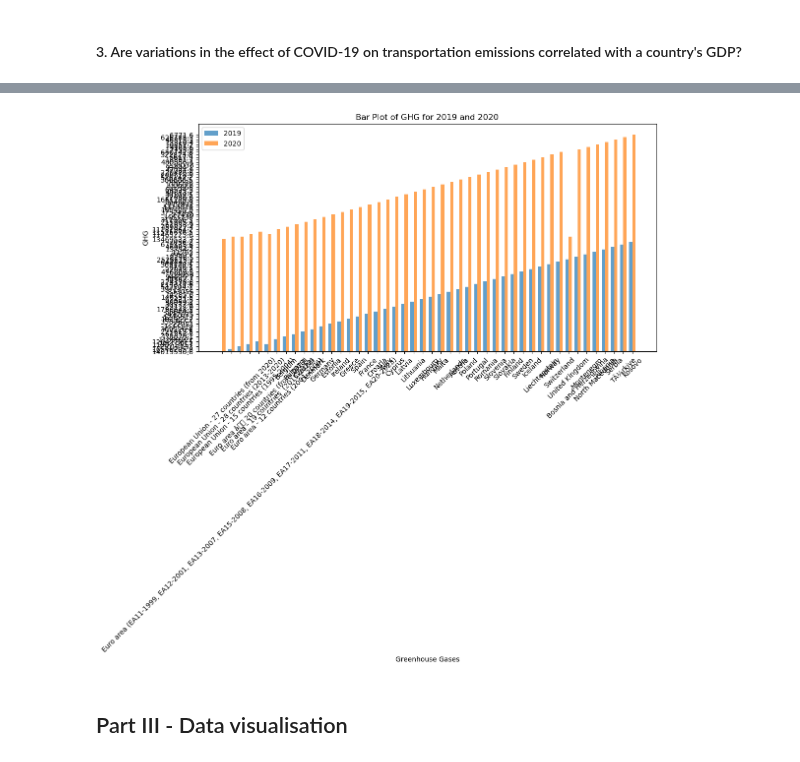
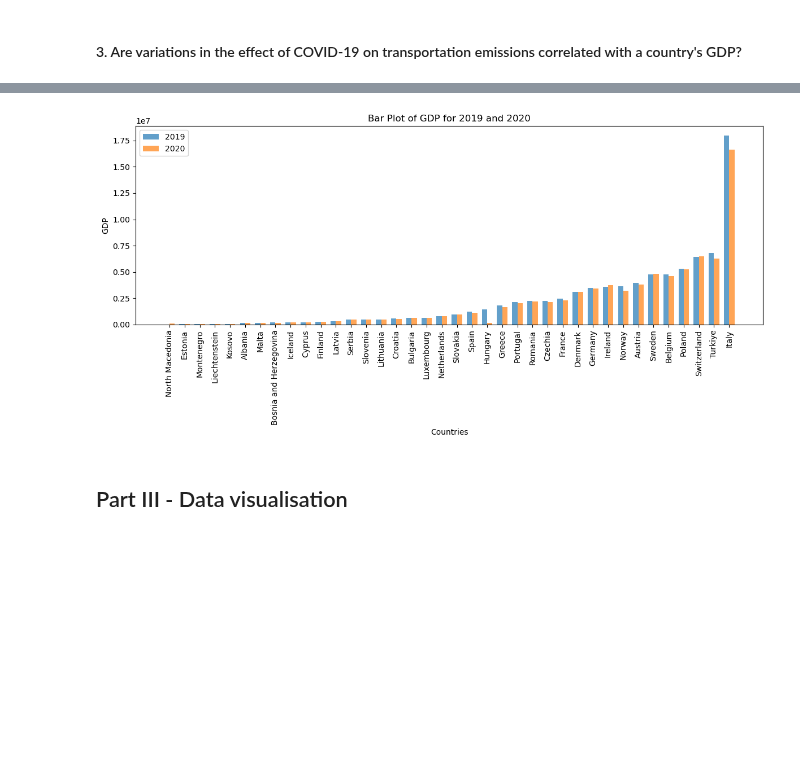
Before and after one commit to HHappy7/TIL6010-GroupProject, a Jupyter notebook: GroupProject-Layout.ipynb, the cells around one changed output, grey strips where cells are left out. Drawn from its saved outputs; the diff is of its cells as text; code cells hidden in the pictures; blank space fills up the shorter version.

Commit message:
GDP_Graph2

```diff
--- a/GroupProject-Layout.ipynb
+++ b/GroupProject-Layout.ipynb
@@ -108,7 +108,15 @@ for i in range(2013,2023):
     else:
         df_GDP.drop(str(i), axis=1, inplace=True)
 
-df_GDP.drop()
+for i in range(0, 7):
+    df_GDP.drop(i, axis=0, inplace=True)
+
+df_GDP.drop(38, axis=0, inplace=True)
+
+df_GDP['2019'] = df_GDP['2019'].str.replace(',', '').astype(float)
+df_GDP['2020'] = df_GDP['2020'].str.replace(',', '').astype(float)
+
+df_GDP['COUNTRY'] = df_GDP['COUNTRY'].replace('TÃ¼rkiye', 'Turkiye')
 
 df_GDP
 # %% [output]
@@ -243,33 +247,39 @@ df_GDP
-# %%
-# Sample data
-countries = df_GDP['COUNTRY']
-gdp_2019 = df_GDP['2019']
-gdp_2020 = df_GDP['2020']
-
-# Create an array of x values for the bar positions
-x = np.arange(len(countries))
-
-# Set the width of the bars
-bar_width = 0.35
-
-# Create the bar plot
-plt.figure(figsize=(12, 6))
-plt.bar(x - bar_width/2, gdp_2019, bar_width, label='2019', alpha=0.7)
-plt.bar(x + bar_width/2, gdp_2020, bar_width, label='2020', alpha=0.7)
-
-# Set the x-tick labels to be the country names
-plt.xticks(x, countries, rotation=45)
-
-# Set labels and title
-plt.xlabel('Greenhouse Gases')
-plt.ylabel('GHG')
-plt.title('Bar Plot of GHG for 2019 and 2020')
-plt.legend()
-
-plt.tight_layout()
-plt.show()
-# %% [output]
-[figure, removed]
+# %%
+# Sample data
+countries2 = df_GDP['COUNTRY']
+gdp_2019 = df_GDP['2019']
+gdp_2020 = df_GDP['2020']
+
+# Sort the data in ascending order based on GDP for the year 2019
+sorted_indices = np.argsort(gdp_2019)
+countries2 = countries2.iloc[sorted_indices]
+gdp_2019 = gdp_2019.iloc[sorted_indices]
+gdp_2020 = gdp_2020.iloc[sorted_indices]
+
+# Create an array of x values for the bar positions
+x = np.arange(len(countries2))
+
+# Set the width of the bars
+bar_width = 0.35
+
+# Create the bar plot
+plt.figure(figsize=(12, 6))
+plt.bar(x - bar_width/2, gdp_2019, bar_width, label='2019', alpha=0.7)
+plt.bar(x + bar_width/2, gdp_2020, bar_width, label='2020', alpha=0.7)
+
+# Set the x-tick labels to be the country names
+plt.xticks(x, countries2, rotation=90)
+
+# Set labels and title
+plt.xlabel('Countries')
+plt.ylabel('GDP')
+plt.title('Bar Plot of GDP for 2019 and 2020')
+plt.legend()
+
+plt.tight_layout()
+plt.show()
+# %% [output]
+[figure, added]
 # %% [markdown]
 ## Part III - Data visualisation
 # %% [markdown]
```
Also changed, not shown: parts of 3 cells of this notebook.
